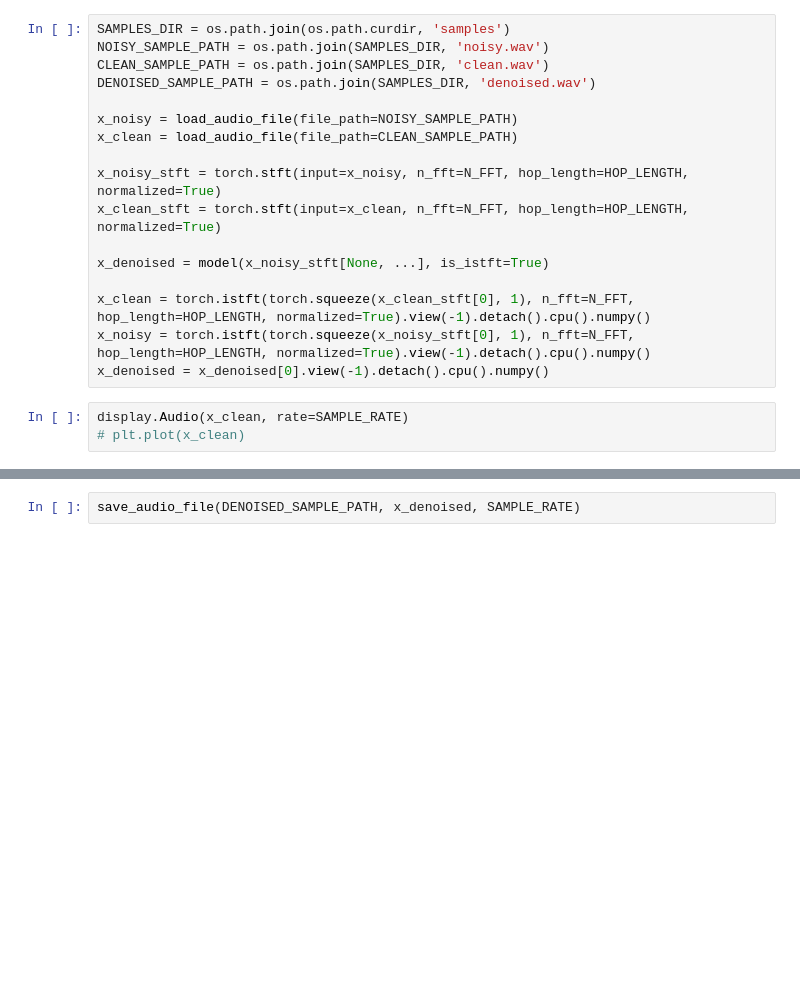
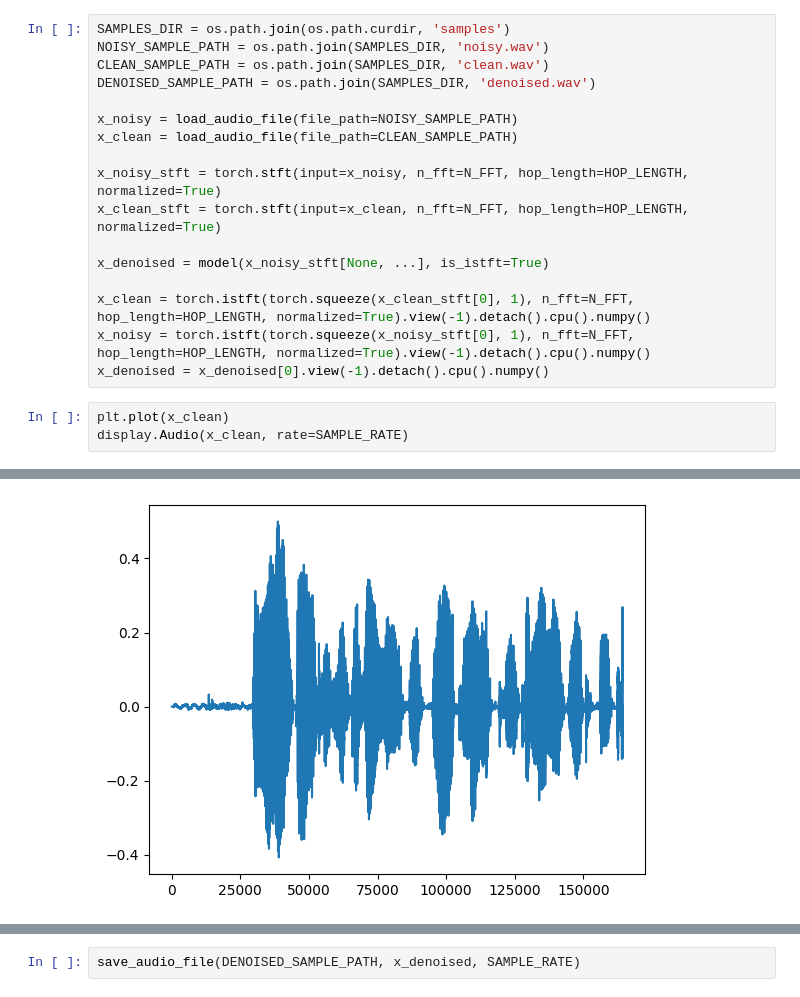
Before and after one commit to tallninja/Signal-Denoising-Using-Deep-Convolutional-Autoencoders, a Jupyter notebook: Signal-Denoising-Using-Deep-Convolutional-Autoencoders.ipynb, the cells around one changed output, grey strips where cells are left out. Cells and saved outputs as stored; diff of their text form; blank space fills up the shorter version.

```diff
--- a/Signal-Denoising-Using-Deep-Convolutional-Autoencoders.ipynb
+++ b/Signal-Denoising-Using-Deep-Convolutional-Autoencoders.ipynb
@@ -717,5 +742,6 @@ x_clean = torch.istft(torch.squeeze(x_clean_stft[0], 1), n_fft=N_FFT, hop_length
 x_noisy = torch.istft(torch.squeeze(x_noisy_stft[0], 1), n_fft=N_FFT, hop_length=HOP_LENGTH, normalized=True).view(-1).detach().cpu().numpy()
 x_denoised = x_denoised[0].view(-1).detach().cpu().numpy()
 # %%
+plt.plot(x_clean)
 display.Audio(x_clean, rate=SAMPLE_RATE)
-# plt.plot(x_clean)
+# %% [output]
@@ -722 +749,2 @@ display.Audio(x_clean, rate=SAMPLE_RATE)
+[figure, added]
 # %%
```
Also changed, not shown: parts of 6 cells of this notebook, 13 other files.
